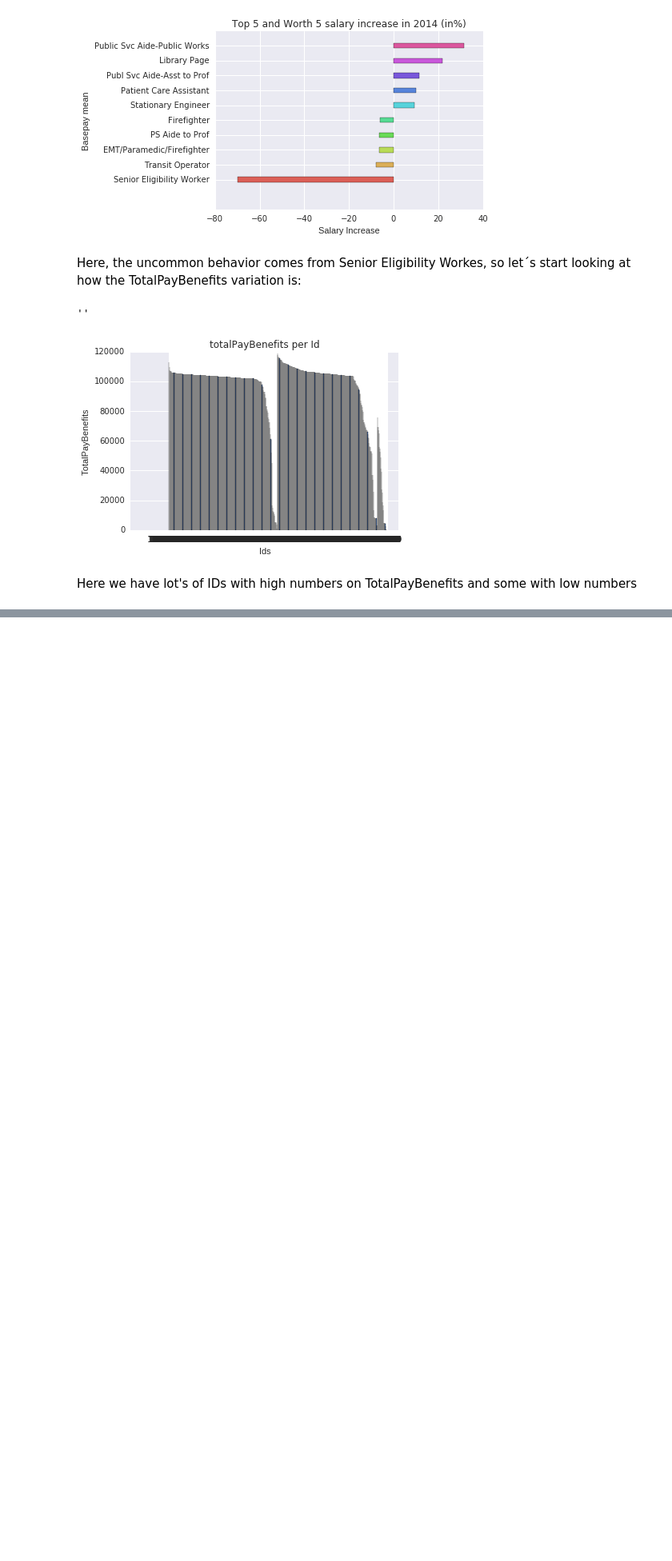
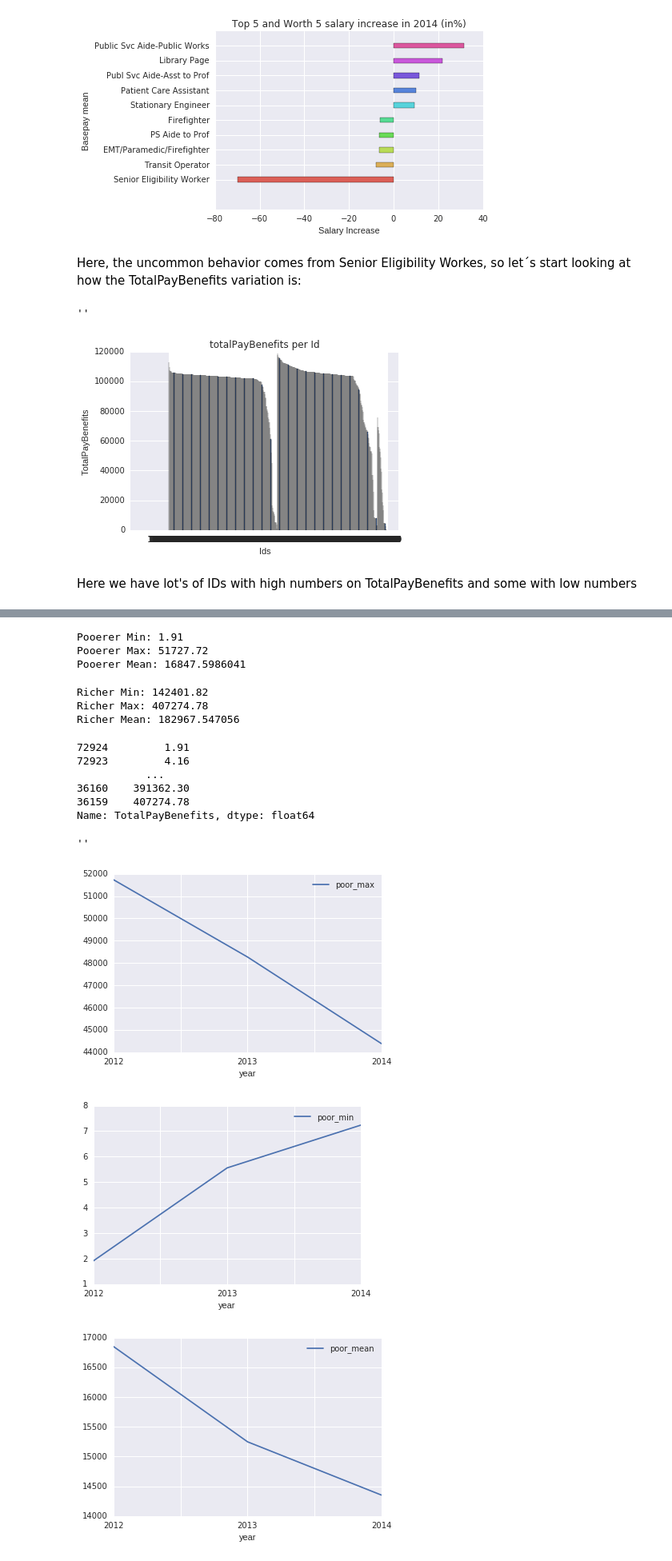
Before and after one commit to guilhermemarson/sf-salaries, a Jupyter notebook: Exploratory Analysis.ipynb, the cells around one changed output, grey strips where cells are left out. Shown: that part at 80% size. Cells and saved outputs as stored; diff of their text form; code cells hidden in the pictures; blank space fills up the shorter version.

Commit message:
Added analysis based on 25% poorer and 25% richer groups

```diff
--- a/Exploratory Analysis.ipynb
+++ b/Exploratory Analysis.ipynb
@@ -514,0 +531,25 @@ Here we have lot's of IDs with high numbers on TotalPayBenefits and some with lo
+# %%
+print('Pooerer Min: ' + str(poorer2012['TotalPayBenefits'].min()))
+print('Pooerer Max: ' + str(poorer2012['TotalPayBenefits'].max()))
+print('Pooerer Mean: ' + str(poorer2012['TotalPayBenefits'].mean()))
+# %% [output]
+Pooerer Min: 1.91
+Pooerer Max: 51727.72
+Pooerer Mean: 16847.5986041
+# %%
+print('Richer Min: ' + str(richer2012['TotalPayBenefits'].min()))
+print('Richer Max: ' + str(richer2012['TotalPayBenefits'].max()))
+print('Richer Mean: ' + str(richer2012['TotalPayBenefits'].mean()))
+# %% [output]
+Richer Min: 142401.82
+Richer Max: 407274.78
+Richer Mean: 182967.547056
+# %%
+salaries.ix[salaries['Year']=='2012', 'TotalPayBenefits'].sort_values()
+# %% [output]
+72924         1.91
+72923         4.16
+           ...
+36160    391362.30
+36159    407274.78
+Name: TotalPayBenefits, dtype: float64
@@ -514,0 +593,19 @@ Here we have lot's of IDs with high numbers on TotalPayBenefits and some with lo
+# %%
+d = pd.DataFrame(d)
+# %%
+
+fig = plt.figure()
+ax = plt.subplot(111)
+color=iter(sns.color_palette("Set2", 4))
+c=next(color)
+d.ix[:, ['poor_max', 'year']].plot(x='year', figsize=[8,6], legend=True, title="25% poorer Salary", ax=ax, c=c)
+c=next(color)
+d.ix[:, ['poor_min', 'year']].plot(x='year', figsize=[8,6], legend=True, title="25% poorer Salary", ax=ax, c=c)
+c=next(color)
+d.ix[:, ['poor_mean', 'year']].plot(x='year', figsize=[8,6], legend=True, title="25% poorer Salary", ax=ax, c=c)
+''
+# %% [output]
+''
+[figure, added]
+[figure, added]
+[figure, added]
```
Also changed, not shown: parts of 11 cells of this notebook.
